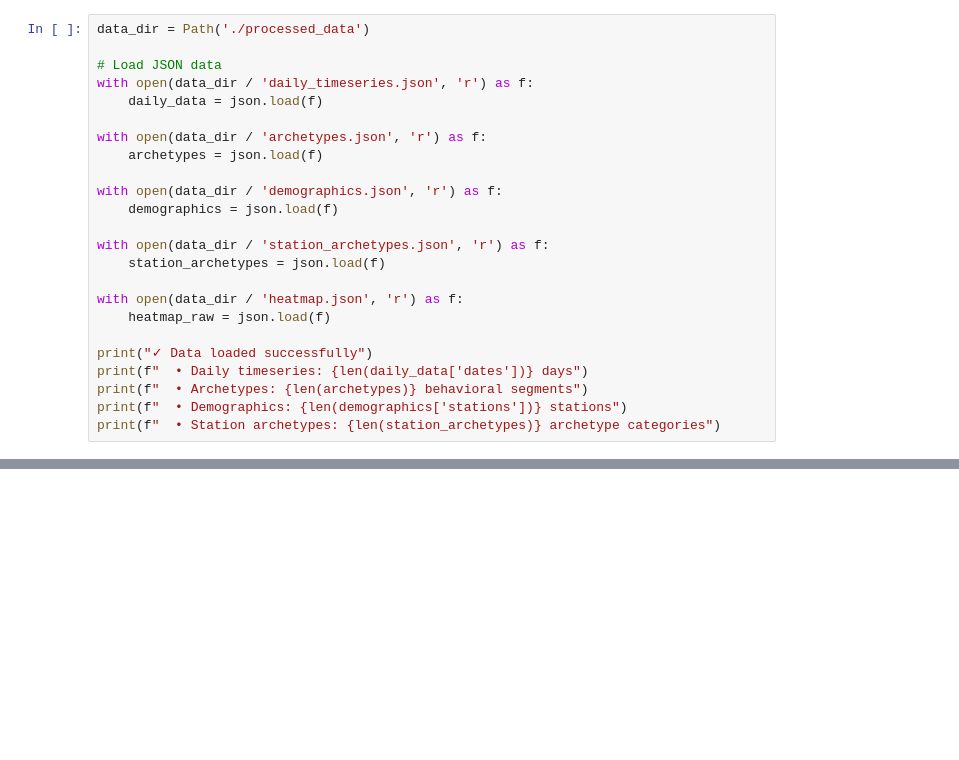
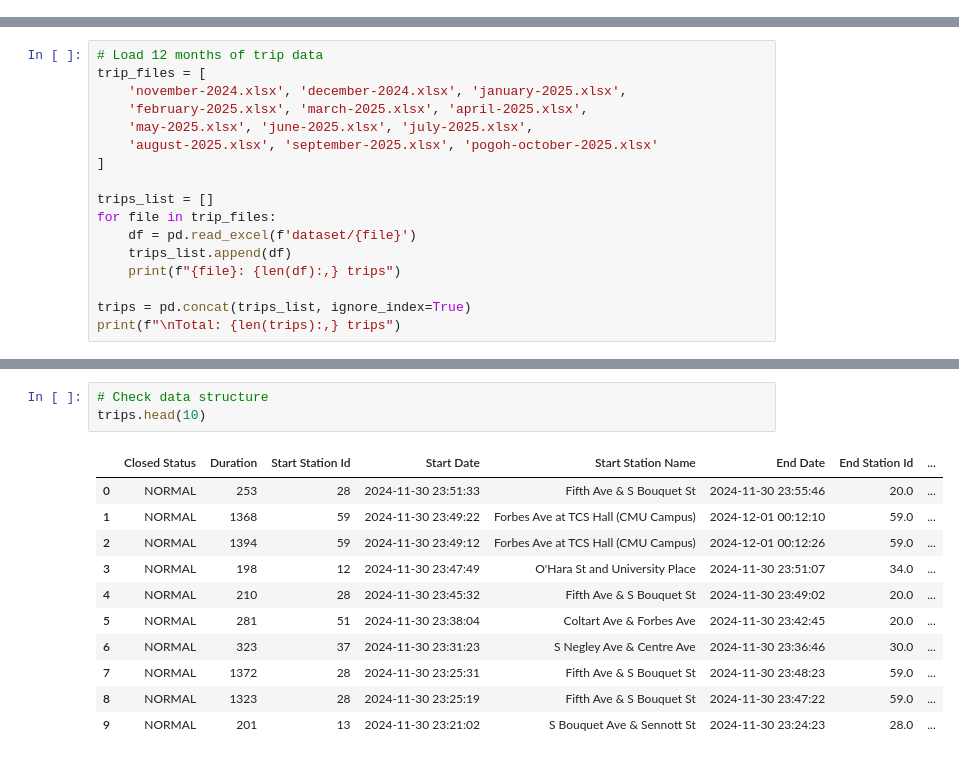
Before and after one commit to rzrizaldy/pgh-transit-atlas, a Jupyter notebook: generate_static_viz.ipynb, the cells around one changed output, grey strips where cells are left out. Saved outputs shown, nothing was run; the diff lists cells and outputs as text; blank space fills up the shorter version.

```diff
--- a/generate_static_viz.ipynb
+++ b/generate_static_viz.ipynb
@@ -50,24 +0,0 @@ Loading all JSON/CSV files from `./processed_data/` directory generated by `etl.
-# %%
-data_dir = Path('./processed_data')
-
-# Load JSON data
-with open(data_dir / 'daily_timeseries.json', 'r') as f:
-    daily_data = json.load(f)
-
-with open(data_dir / 'archetypes.json', 'r') as f:
-    archetypes = json.load(f)
-
-with open(data_dir / 'demographics.json', 'r') as f:
-    demographics = json.load(f)
-
-with open(data_dir / 'station_archetypes.json', 'r') as f:
-    station_archetypes = json.load(f)
-
-with open(data_dir / 'heatmap.json', 'r') as f:
-    heatmap_raw = json.load(f)
-
-print("✓ Data loaded successfully")
-print(f"  • Daily timeseries: {len(daily_data['dates'])} days")
-print(f"  • Archetypes: {len(archetypes)} behavioral segments")
-print(f"  • Demographics: {len(demographics['stations'])} stations")
-print(f"  • Station archetypes: {len(station_archetypes)} archetype categories")
@@ -433,0 +61,17 @@ print("✓ Saved fig8_top_stations.png")
+# %%
+# Load 12 months of trip data
+trip_files = [
+    'november-2024.xlsx', 'december-2024.xlsx', 'january-2025.xlsx',
+    'february-2025.xlsx', 'march-2025.xlsx', 'april-2025.xlsx',
+    'may-2025.xlsx', 'june-2025.xlsx', 'july-2025.xlsx',
+    'august-2025.xlsx', 'september-2025.xlsx', 'pogoh-october-2025.xlsx'
+]
+
+trips_list = []
+for file in trip_files:
+    df = pd.read_excel(f'dataset/{file}')
+    trips_list.append(df)
+    print(f"{file}: {len(df):,} trips")
+
+trips = pd.concat(trips_list, ignore_index=True)
+print(f"\nTotal: {len(trips):,} trips")
@@ -433,0 +93,15 @@ print("✓ Saved fig8_top_stations.png")
+# %%
+# Check data structure
+trips.head(10)
+# %% [output]
+|  | Closed Status | Duration | Start Station Id | Start Date | Start Station Name | End Date | End Station Id | ... |
+| 0 | NORMAL | 253 | 28 | 2024-11-30 23:51:33 | Fifth Ave & S Bouquet St | 2024-11-30 23:55:46 | 20.0 | ... |
+| 1 | NORMAL | 1368 | 59 | 2024-11-30 23:49:22 | Forbes Ave at TCS Hall (CMU Campus) | 2024-12-01 00:12:10 | 59.0 | ... |
+| 2 | NORMAL | 1394 | 59 | 2024-11-30 23:49:12 | Forbes Ave at TCS Hall (CMU Campus) | 2024-12-01 00:12:26 | 59.0 | ... |
+| 3 | NORMAL | 198 | 12 | 2024-11-30 23:47:49 | O'Hara St and University Place | 2024-11-30 23:51:07 | 34.0 | ... |
+| 4 | NORMAL | 210 | 28 | 2024-11-30 23:45:32 | Fifth Ave & S Bouquet St | 2024-11-30 23:49:02 | 20.0 | ... |
+| 5 | NORMAL | 281 | 51 | 2024-11-30 23:38:04 | Coltart Ave & Forbes Ave | 2024-11-30 23:42:45 | 20.0 | ... |
+| 6 | NORMAL | 323 | 37 | 2024-11-30 23:31:23 | S Negley Ave & Centre Ave | 2024-11-30 23:36:46 | 30.0 | ... |
+| 7 | NORMAL | 1372 | 28 | 2024-11-30 23:25:31 | Fifth Ave & S Bouquet St | 2024-11-30 23:48:23 | 59.0 | ... |
+| 8 | NORMAL | 1323 | 28 | 2024-11-30 23:25:19 | Fifth Ave & S Bouquet St | 2024-11-30 23:47:22 | 59.0 | ... |
+| 9 | NORMAL | 201 | 13 | 2024-11-30 23:21:02 | S Bouquet Ave & Sennott St | 2024-11-30 23:24:23 | 28.0 | ... |
```
Also changed, not shown: parts of 82 cells of this notebook, 12 other files.
